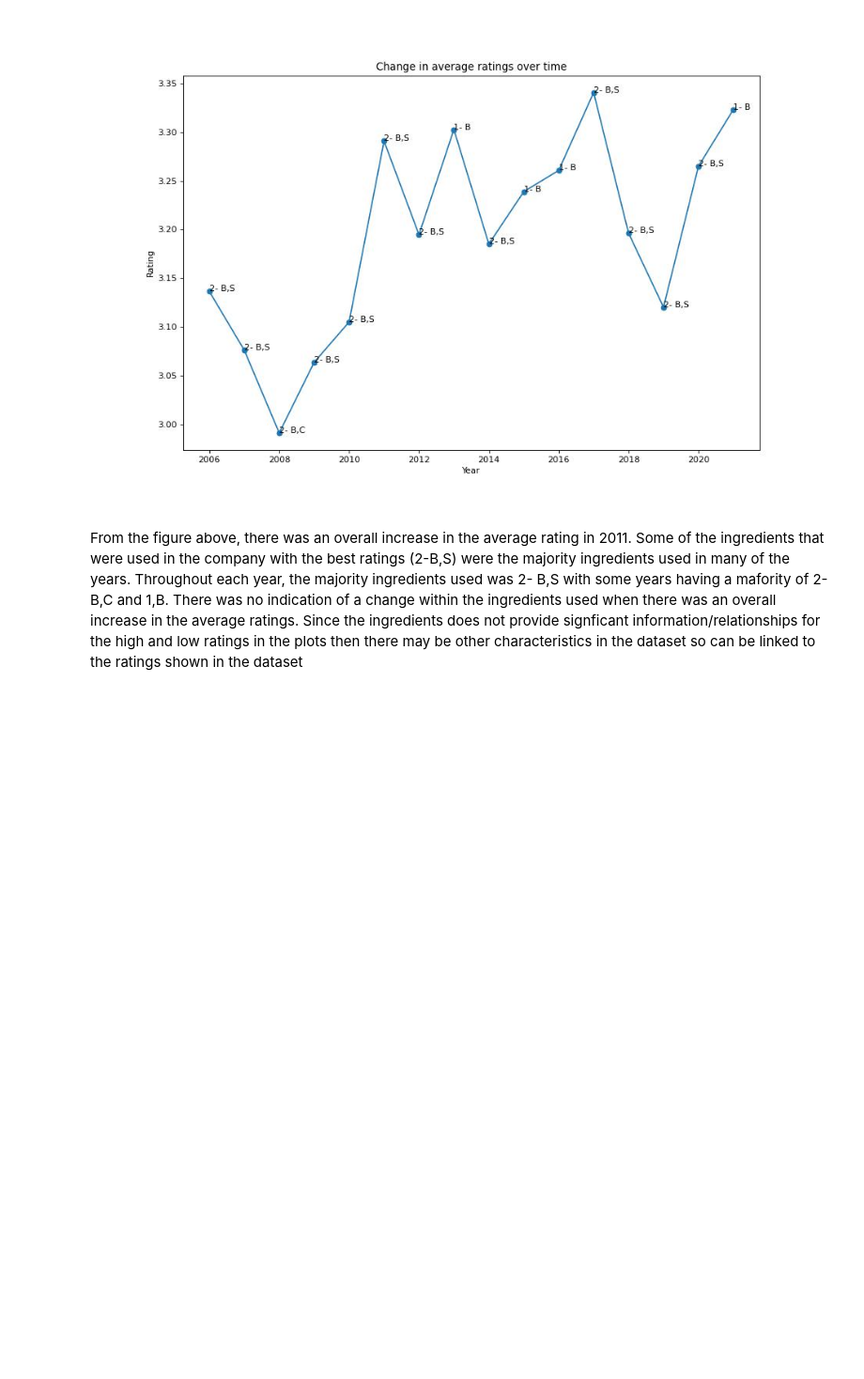
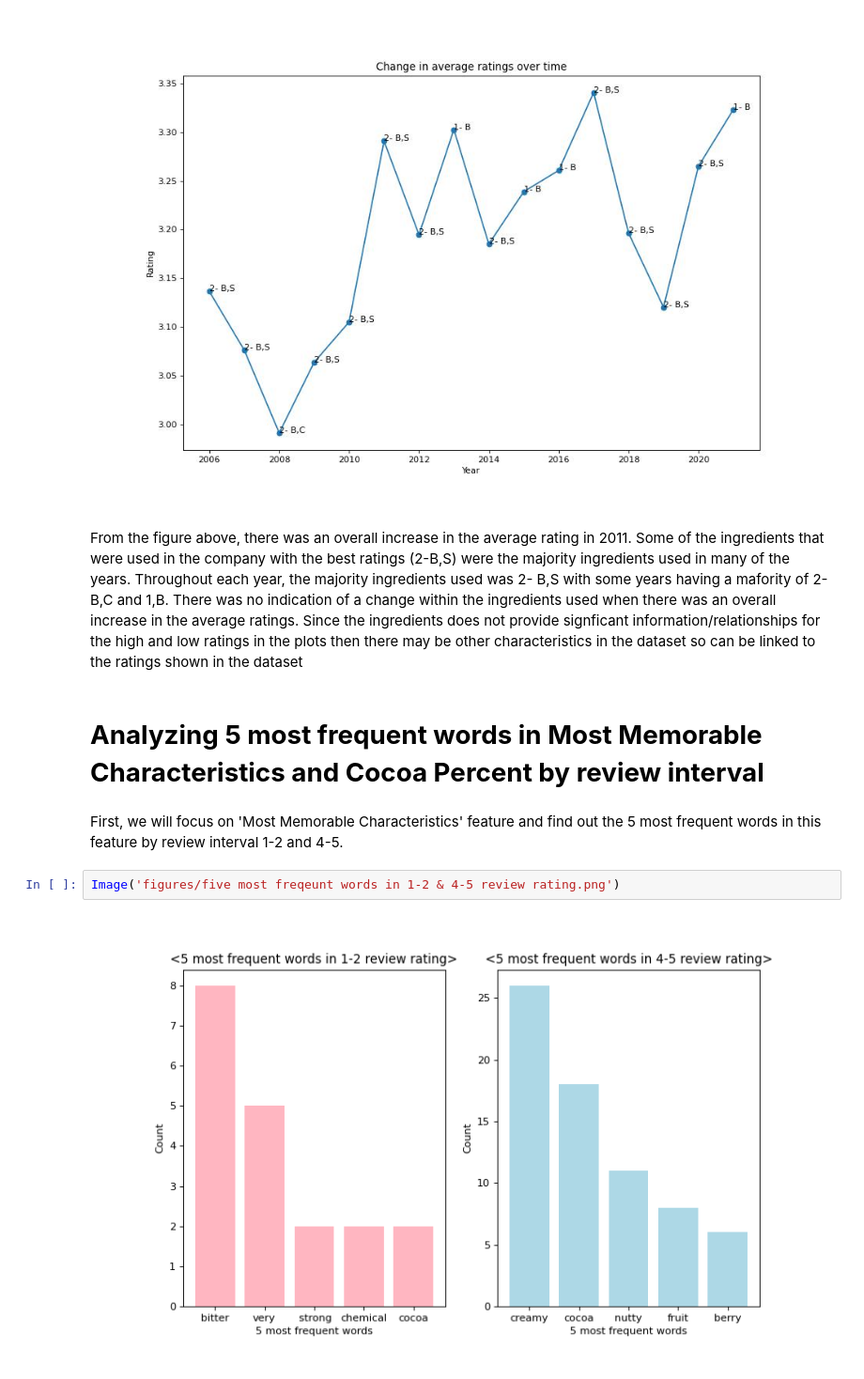
Before and after one commit to UCB-stat-159-s22/hw07-Group22, a Jupyter notebook: narrative.ipynb, the cells around one changed output. Shown at 94% size. Saved outputs shown, nothing was run; the diff lists cells and outputs as text; blank space fills up the shorter version.

```diff
--- a/narrative.ipynb
+++ b/narrative.ipynb
@@ -69,3 +69,11 @@ Image('figures/Ingredients_MeanRatings_Year.jpg')
 [figure]
 # %% [markdown]
 From the figure above, there was an overall increase in the average rating in 2011. Some of the ingredients that were used in the company with the best ratings  (2-B,S) were the majority ingredients used in many of the years. Throughout each year, the majority ingredients used was 2- B,S with some years having a mafority of 2-B,C  and 1,B. There was no indication of a change within the ingredients used when there was an overall increase in the average ratings. Since the ingredients does not provide signficant information/relationships for the high and low ratings in the plots then there may be other characteristics in the dataset so can be linked to the ratings shown in the dataset
+# %% [markdown]
+# **Analyzing 5 most frequent words in Most Memorable Characteristics and Cocoa Percent by review interval**
+# %% [markdown]
+First, we will focus on 'Most Memorable Characteristics' feature and find out the 5 most frequent words in this feature by review interval 1-2 and 4-5.
+# %%
+Image('figures/five most freqeunt words in 1-2 & 4-5 review rating.png')
+# %% [output]
+[figure, added]
```
Also changed, not shown: parts of 3 cells of this notebook.
